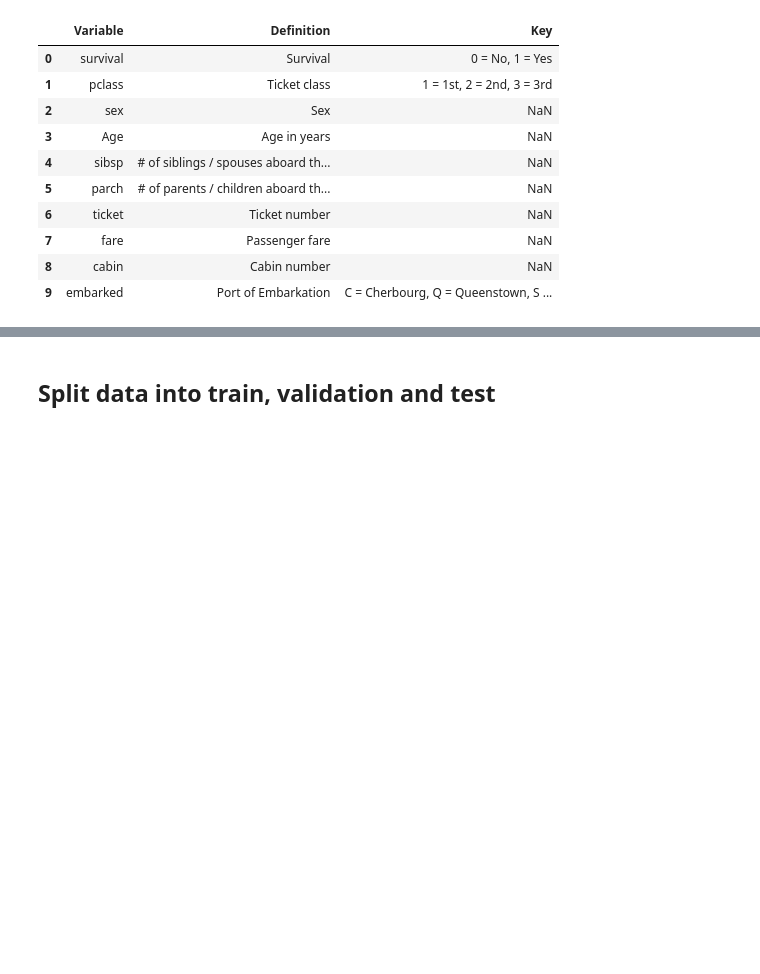
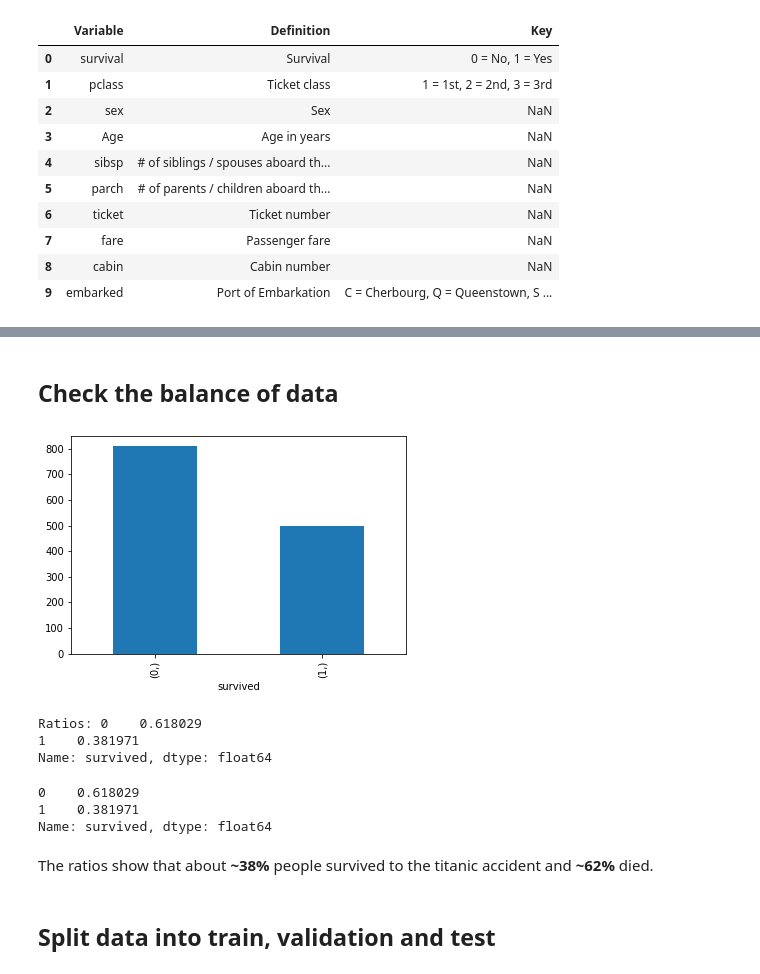
Before and after one commit to mathewsrc/Predict-survival-on-the-Titanic-with-XGBoost, a Jupyter notebook: Predict_survival_on_the_Titanic_with_XGBoost.ipynb, the cells around one changed output, grey strips where cells are left out. Cells and saved outputs as stored; diff of their text form; code cells hidden in the pictures; blank space fills up the shorter version.

```diff
--- a/Predict_survival_on_the_Titanic_with_XGBoost.ipynb
+++ b/Predict_survival_on_the_Titanic_with_XGBoost.ipynb
@@ -67,3 +85,24 @@ pd.read_csv('/content/Predict-survival-on-the-Titanic-with-XGBoost/tintanic_feat
+# %% [markdown]
+## **Check the balance of data**
+# %%
+df_target = y.to_frame()
+counts = df_target.value_counts()
+counts.plot(kind='bar')
+plt.show()
+# %% [output]
+[figure, added]
+Ratios: 0    0.618029
+1    0.381971
+Name: survived, dtype: float64
+# %%
+ratios = df_target['survived'].value_counts(normalize=True)
+print(f"{ratios}")
+# %% [output]
+0    0.618029
+1    0.381971
+Name: survived, dtype: float64
+# %% [markdown]
+The ratios show that about **~38%** people survived to the titanic accident and **~62%** died.
 # %% [markdown]
 ## **Split data into train, validation and test**
 # %%
```
Also changed, not shown: parts of 10 cells of this notebook.
